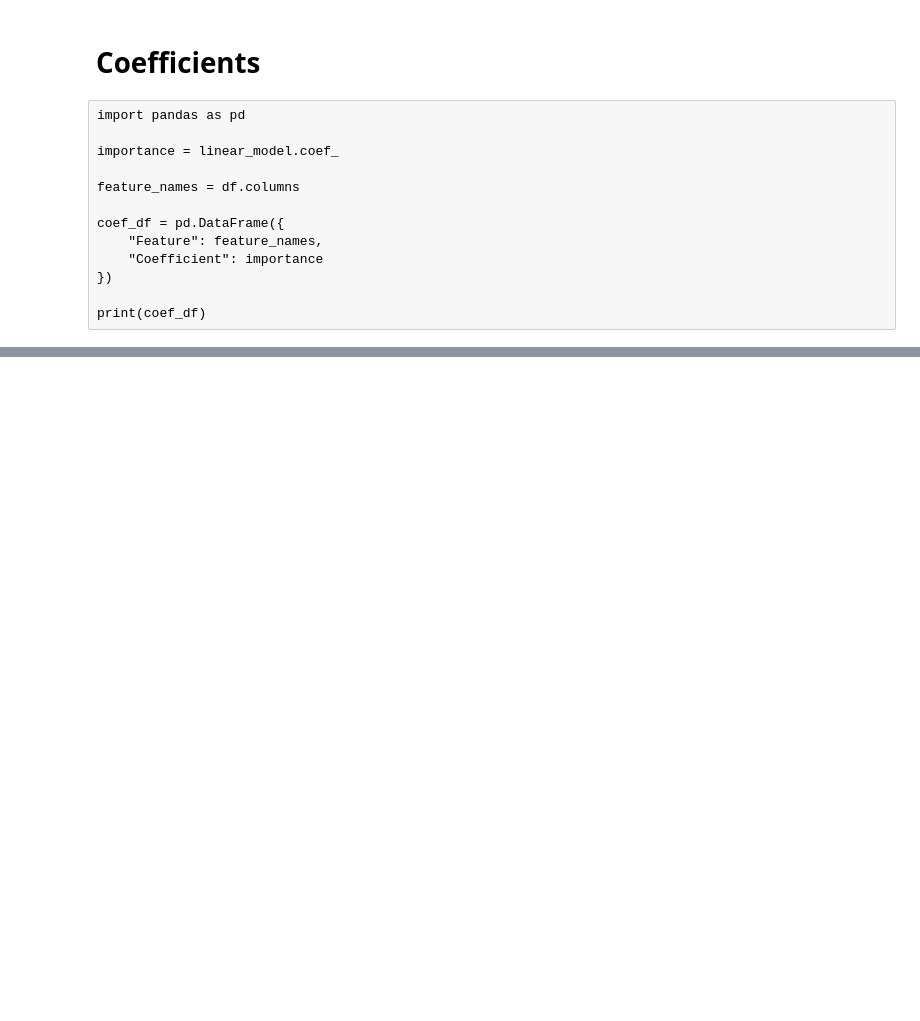
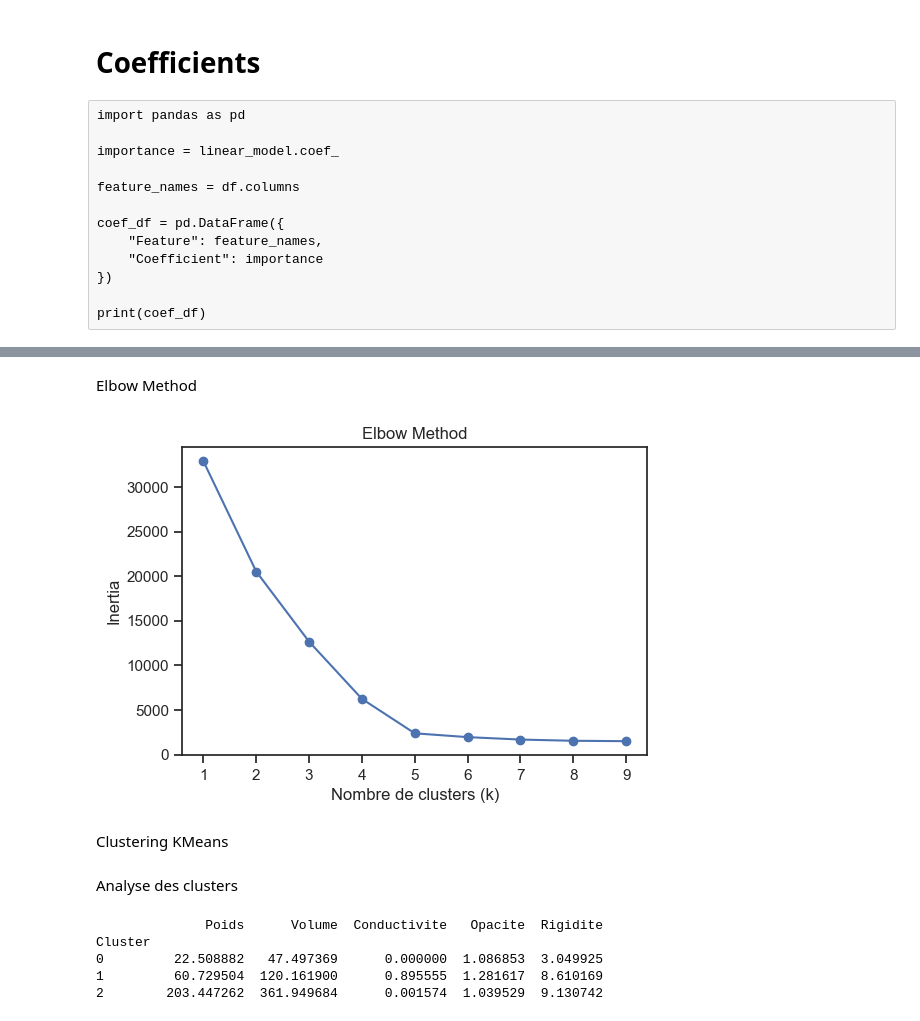
Before and after one commit to Test123599/ECOML, a Jupyter notebook: TpStandard - Copie.ipynb, the cells around one changed output, grey strips where cells are left out. Saved outputs shown, nothing was run; the diff lists cells and outputs as text; code cells hidden in the pictures; blank space fills up the shorter version.

Commit message:
clustering

```diff
--- a/TpStandard - Copie.ipynb
+++ b/TpStandard - Copie.ipynb
@@ -1282,0 +1290,30 @@ print(coef_df)
+# %%
+cols = ["Poids", "Volume", "Conductivite", "Opacite", "Rigidite"]
+
+X = df[cols]
+# %%
+X = X.dropna()
+# %%
+scaler = StandardScaler()
+X_scaled = scaler.fit_transform(X)
+# %% [markdown]
+Elbow Method
+# %%
+inertia = []
+K_range = range(1, 10)
+
+for k in K_range:
+    kmeans = KMeans(n_clusters=k, random_state=42)
+    kmeans.fit(X_scaled)
+    inertia.append(kmeans.inertia_)
+
+plt.figure(figsize=(6,4))
+plt.plot(K_range, inertia, marker='o')
+plt.xlabel("Nombre de clusters (k)")
+plt.ylabel("Inertia")
+plt.title("Elbow Method")
+plt.show()
+# %% [output]
+[figure, added]
+# %% [markdown]
+Clustering KMeans
@@ -1282,0 +1329,11 @@ print(coef_df)
+# %% [markdown]
+Analyse des clusters
+# %%
+cluster_analysis = df.groupby("Cluster")[cols].mean()
+print(cluster_analysis)
+# %% [output]
+              Poids      Volume  Conductivite   Opacite  Rigidite
+Cluster
+0         22.508882   47.497369      0.000000  1.086853  3.049925
+1         60.729504  120.161900      0.895555  1.281617  8.610169
+2        203.447262  361.949684      0.001574  1.039529  9.130742
```
Also changed, not shown: parts of 45 cells of this notebook, 5 other files.
